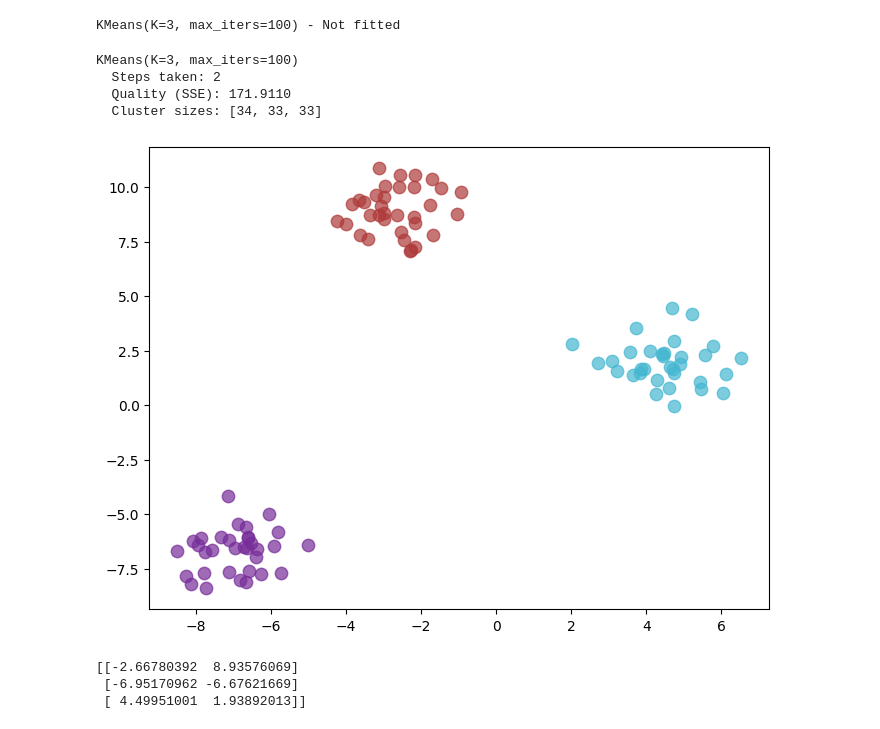
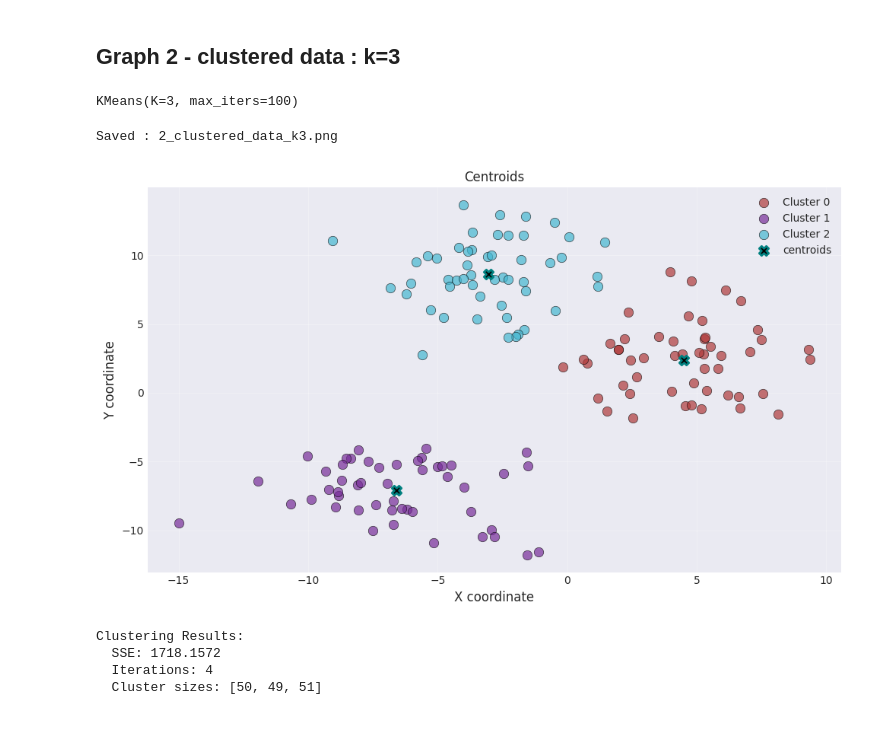
Before and after one commit to aneeqah16/Kmeans_from_scratch, a Jupyter notebook: visualization.ipynb, the cells around one changed output. Cells and saved outputs as stored; diff of their text form; code cells hidden in the pictures.

```diff
--- a/visualization.ipynb
+++ b/visualization.ipynb
@@ -9 +33,3 @@ points = np.array(points)
+# %%
+plt.style.use("seaborn-v0_8-darkgrid")
 # %%
@@ -45,31 +51,44 @@ plt.show()
-# %%
-model = KMeans(K = 3)
-print(model)
-# %% [output]
-KMeans(K=3, max_iters=100) - Not fitted
-# %%
-model.fit(points)
-print(model)
-# %% [output]
-KMeans(K=3, max_iters=100)
-  Steps taken: 2
-  Quality (SSE): 171.9110
-  Cluster sizes: [34, 33, 33]
+# %% [markdown]
+## Graph 2 - clustered data : k=3
+# %%
+#run kmeans clustering
+model = KMeans(K=3)
+model.fit(points,n_init=10,init="kmeans++",verbose = False)
+# %% [output]
+KMeans(K=3, max_iters=100)
 # %%
+#fig 2 clustered data
 colors = ["#AF3A3A","#772D99",'#45B7D1']
 assignments = np.array(model.assignments)
 
-plt.figure(figsize=(8,6))
+plt.figure(figsize=(10,6))
 for k in range(3):
     cluster_points = points[assignments == k]
     plt.scatter(cluster_points[:,0], cluster_points[:,1],
     c = colors[k], label = f"Cluster {k}" ,s= 80, alpha = 0.7, edgecolors = 'black', linewidths=0.5)
+
+centroids = np.array(model.centroids)
+# plt.figure(figsize=(6,6))
+plt.scatter(centroids[:,0], centroids[:,1], marker="X",c = "black", s = 80, label = "centroids", zorder = 5, edgecolors = "teal", linewidth=2)
+plt.title("Centroids")
+plt.xlabel("X coordinate", fontsize =12)
+plt.ylabel("Y coordinate", fontsize =12)
+plt.grid(True, alpha = 0.3)
+plt.legend(fontsize=10)
+plt.tight_layout()
+#save figure
+plt.savefig(f"{output_folder}/2_clustered_data_k3.png",dpi = 300,bbox_inches = "tight")
+print("Saved : 2_clustered_data_k3.png")
+plt.show()
+
+print(f"\nClustering Results:")
+print(f"  SSE: {model.sse:.4f}")
+print(f"  Iterations: {model.iterations}")
+print(f"  Cluster sizes: {model.get_cluster_sizes()}")
 # %% [output]
+Saved : 2_clustered_data_k3.png
-[figure, old version]
+[figure, new version]
+Clustering Results:
+  SSE: 1718.1572
+  Iterations: 4
+  Cluster sizes: [50, 49, 51]
-# %%
-centroids = np.array(model.centroids)
-print(centroids)
-# %% [output]
-[[-2.66780392  8.93576069]
- [-6.95170962 -6.67621669]
- [ 4.49951001  1.93892013]]
```
Also changed, not shown: parts of 22 cells of this notebook, 1 other file.
